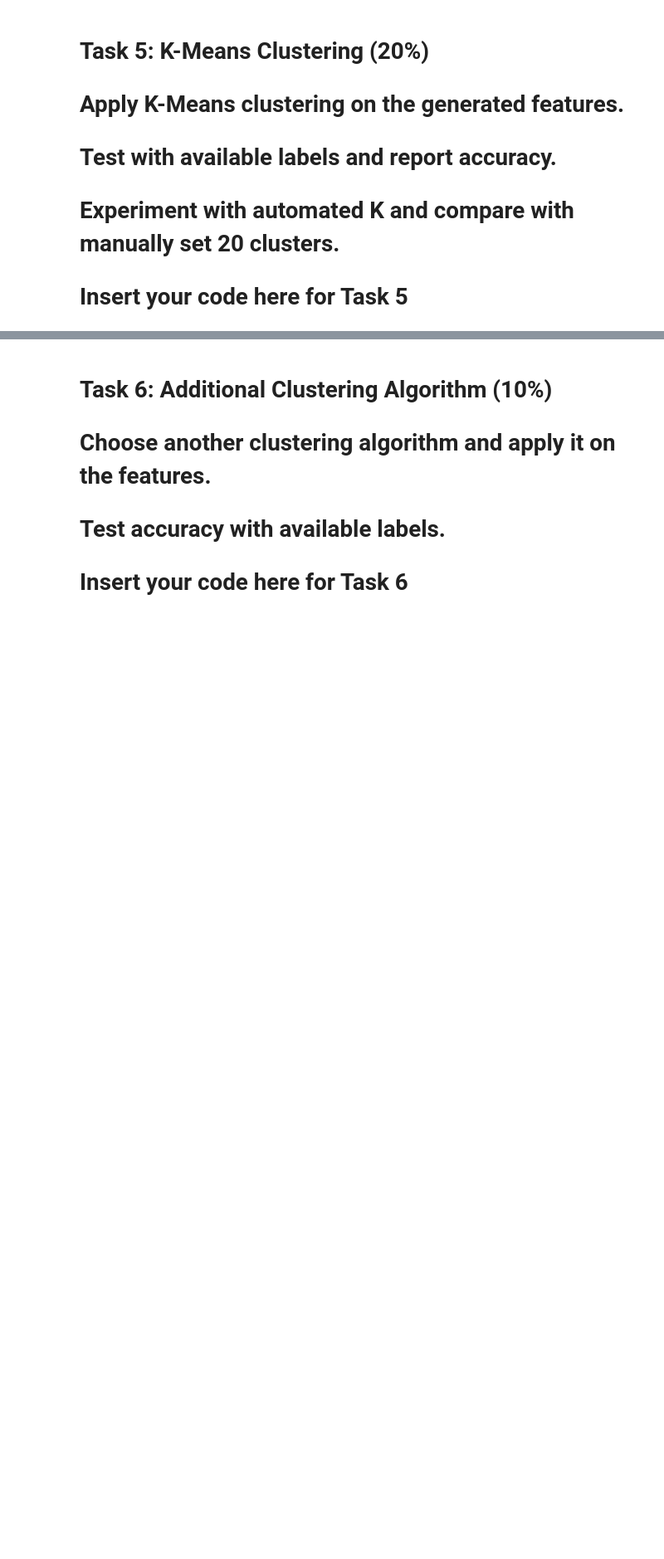
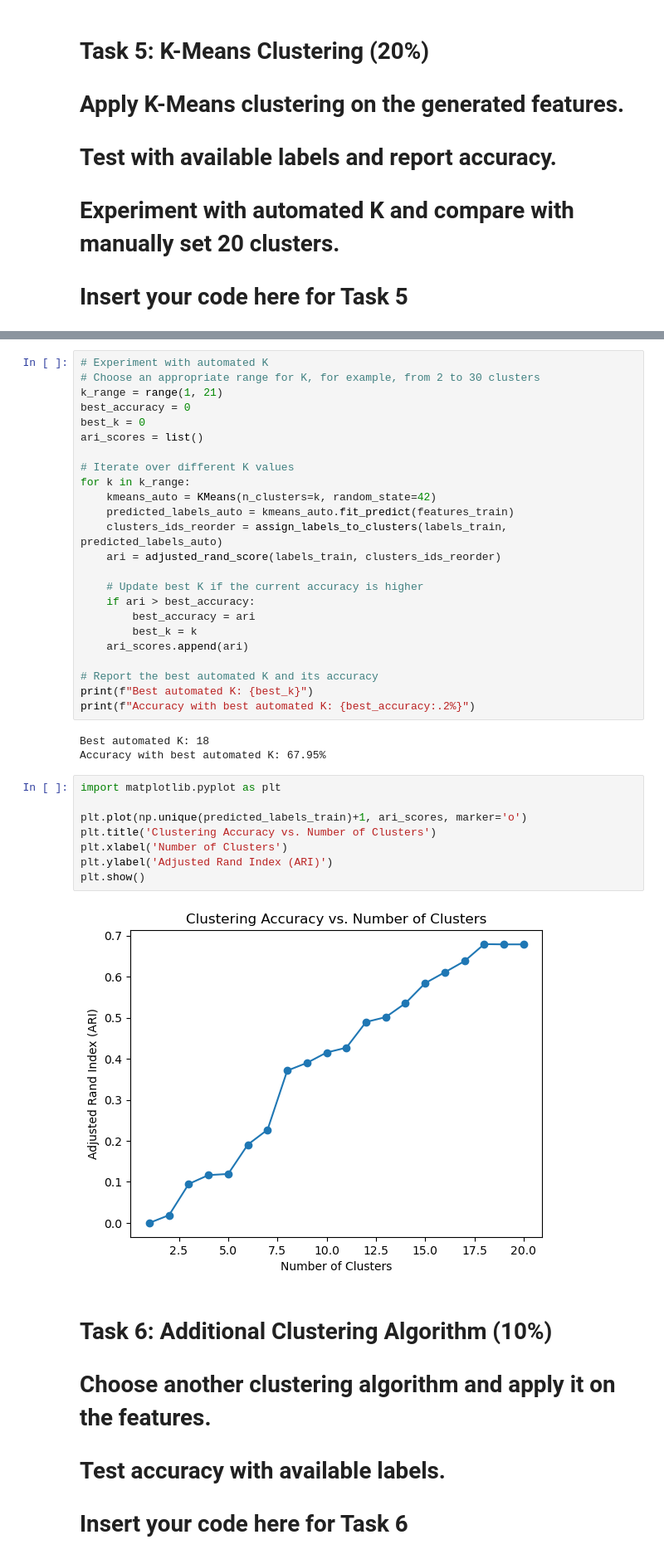
Before and after one commit to Sofiane-Sif/histopathology-ML-analysis, a Jupyter notebook: Assignment1.ipynb, the cells around one changed output, grey strips where cells are left out. Shown at 83% size. Cells and saved outputs as stored; diff of their text form; blank space fills up the shorter version.

```diff
--- a/Assignment1.ipynb
+++ b/Assignment1.ipynb
@@ -152,3 +186,40 @@ array([ 0, 18,  5, 17,  3,  4,  6,  2, 19,  4, 14, 16,  3, 16, 16,  2,  3,
+# %%
+# Experiment with automated K
+# Choose an appropriate range for K, for example, from 2 to 30 clusters
+k_range = range(1, 21)
+best_accuracy = 0
+best_k = 0
+ari_scores = list()
+
+# Iterate over different K values
+for k in k_range:
+    kmeans_auto = KMeans(n_clusters=k, random_state=42)
+    predicted_labels_auto = kmeans_auto.fit_predict(features_train)
+    clusters_ids_reorder = assign_labels_to_clusters(labels_train, predicted_labels_auto)
+    ari = adjusted_rand_score(labels_train, clusters_ids_reorder)
+
+    # Update best K if the current accuracy is higher
+    if ari > best_accuracy:
+        best_accuracy = ari
+        best_k = k
+    ari_scores.append(ari)
+
+# Report the best automated K and its accuracy
+print(f"Best automated K: {best_k}")
+print(f"Accuracy with best automated K: {best_accuracy:.2%}")
+# %% [output]
+Best automated K: 18
+Accuracy with best automated K: 67.95%
+# %%
+import matplotlib.pyplot as plt
+
+plt.plot(np.unique(predicted_labels_train)+1, ari_scores, marker='o')
+plt.title('Clustering Accuracy vs. Number of Clusters')
+plt.xlabel('Number of Clusters')
+plt.ylabel('Adjusted Rand Index (ARI)')
+plt.show()
+# %% [output]
+[figure, added]
 # %% [markdown]
 # Task 6: Additional Clustering Algorithm (10%)
 # Choose another clustering algorithm and apply it on the features.
```
Also changed, not shown: parts of 8 cells of this notebook.
